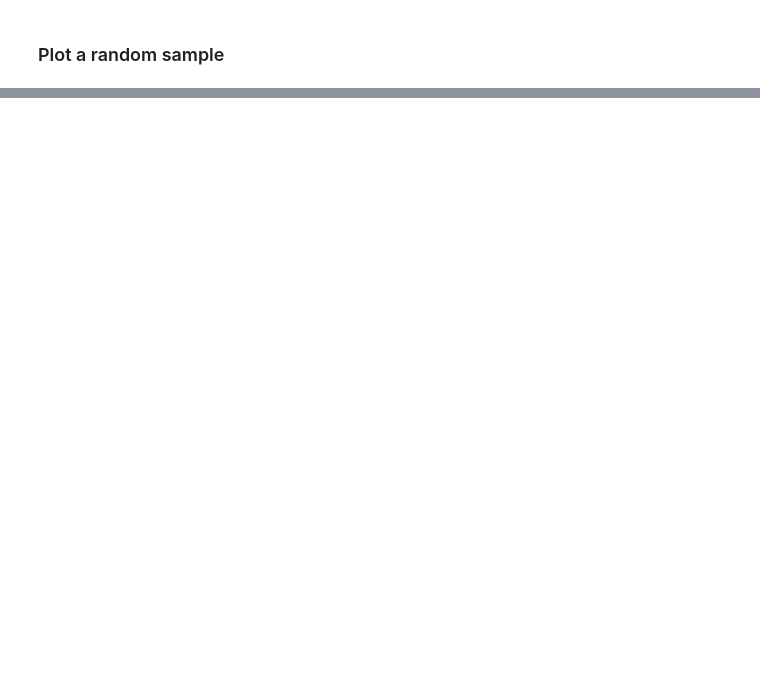
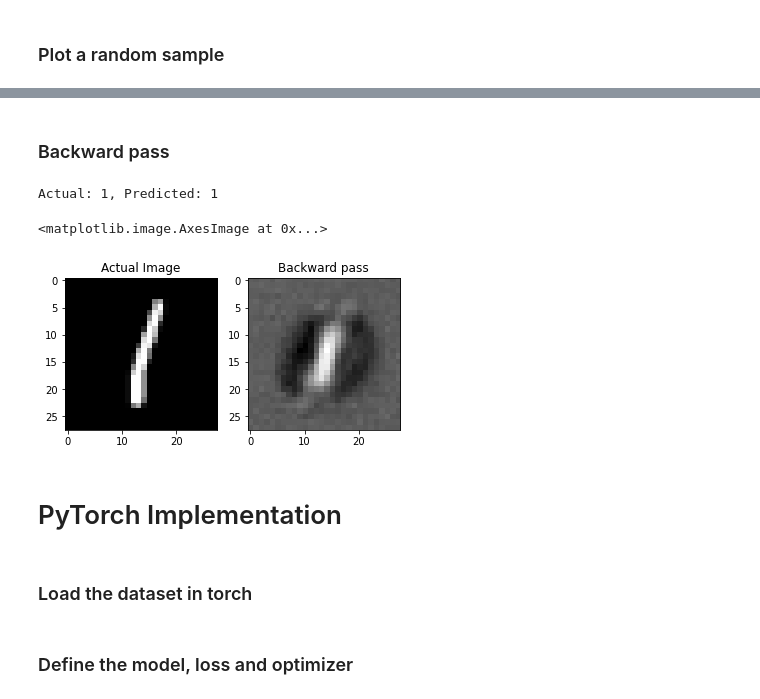
Before and after one commit to dinesh-GDK/mnist_comparison, a Jupyter notebook: mnist_comparison.ipynb, the cells around one changed output, grey strips where cells are left out. Cells and saved outputs as stored; diff of their text form; code cells hidden in the pictures; blank space fills up the shorter version.

```diff
--- a/mnist_comparison.ipynb
+++ b/mnist_comparison.ipynb
@@ -55,3 +61,8 @@ DTYPE = np.float32
+# %%
+def label_to_onehot(index, num_of_classes=10):
+    label = np.zeros((1, num_of_classes))
+    label[0][index] = 1
+    return label
 # %%
 def relu(vector):
     vector[vector<0] = 0
@@ -167 +228,23 @@ print(test_labels[idx])
+# %% [markdown]
+### Backward pass
+# %%
+idx = random.randint(0, len(test_images))
+
+label = label_to_onehot(test_labels[idx])
+forward = np.argmax(custom_mnist.forward(test_images[idx]))
+back = custom_mnist.backward(label)
+
+print(f'Actual: {test_labels[idx]}, Predicted: {forward}')
+
+fig, ax = plt.subplots(1, 2)
+ax[0].set_title(f'Actual Image')
+ax[1].set_title(f'Backward pass')
+ax[0].imshow(test_images[idx], cmap='gray')
+ax[1].imshow(back, cmap='gray')
+# %% [output]
+Actual: 1, Predicted: 1
+<matplotlib.image.AxesImage at 0x...>
+[figure, added]
+# %% [markdown]
+# PyTorch Implementation
 # %%
@@ -168,6 +252,8 @@ print(test_labels[idx])
 import torch
 from torch.utils.data import TensorDataset, DataLoader
 from torch import nn
+# %% [markdown]
+### Load the dataset in torch
 # %%
 torch_train_images = torch.Tensor(np.copy(train_images))
 torch_train_labels = torch.Tensor(np.copy(train_labels))
@@ -177,3 +263,5 @@ torch_dataloader = DataLoader(torch_dataset)
+# %% [markdown]
+### Define the model, loss and optimizer
 # %%
 class TorchMnist(nn.Module):
 
```
Also changed, not shown: parts of 42 cells of this notebook, 1 other file.
